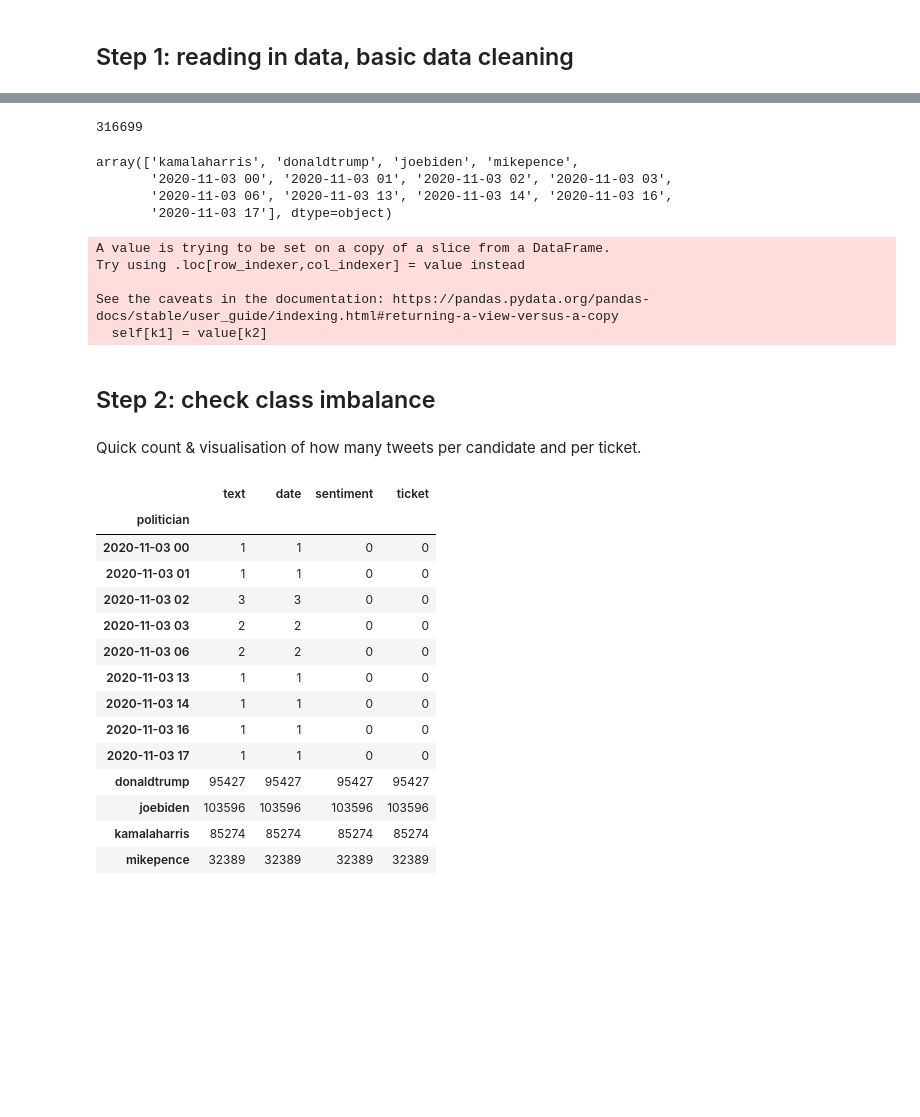
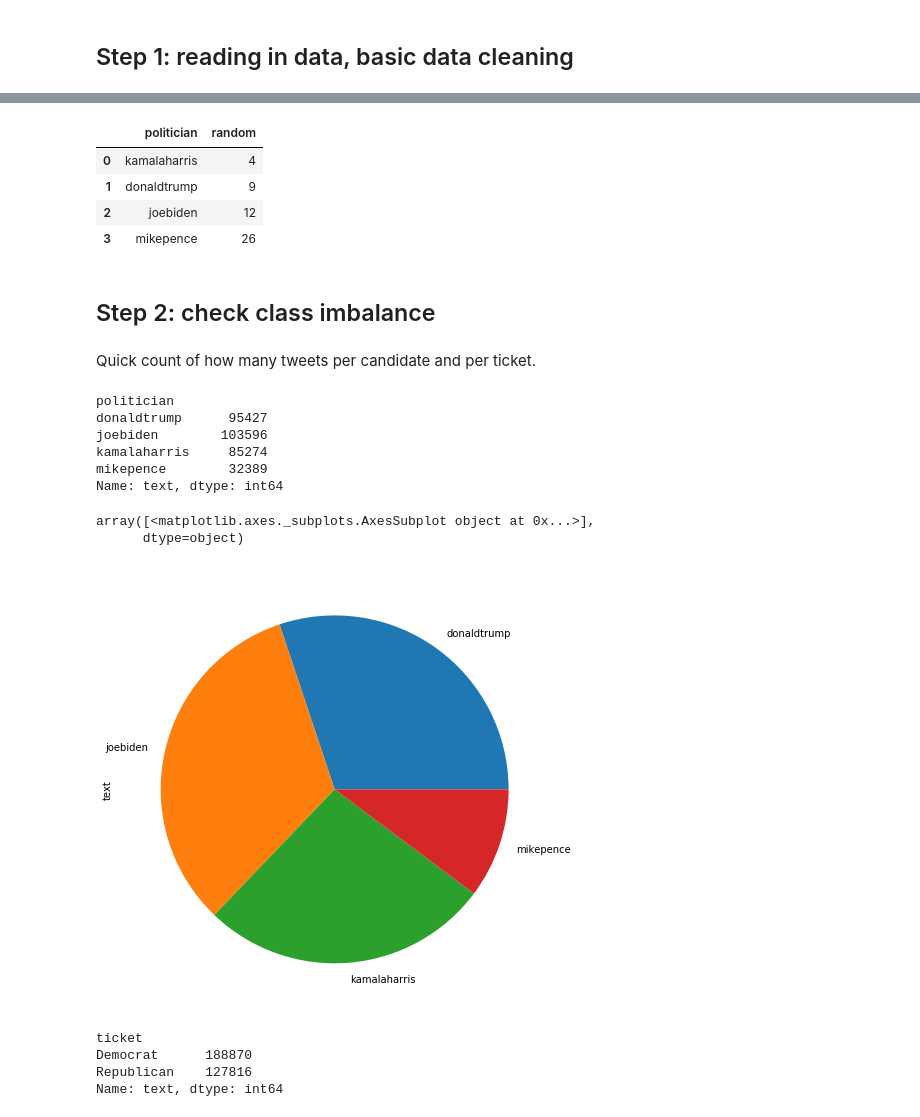
Before and after one commit to lara-ehr/spaCy-explorers, a Jupyter notebook: election-tweet-classification/election_tweet_eda.ipynb, the cells around one changed output, grey strips where cells are left out. Saved outputs shown, nothing was run; the diff lists cells and outputs as text; code cells hidden in the pictures; blank space fills up the shorter version.

```diff
--- a/election-tweet-classification/election_tweet_eda.ipynb
+++ b/election-tweet-classification/election_tweet_eda.ipynb
@@ -40,6 +41,6 @@ def is_politician(politician):
     Returns boolean indicating whether input is a member of politicians list
     '''
     if politician in politicians:
-        return True
+        return politician
     else:
-        return False
+        return np.NaN
@@ -70,16 +77,14 @@ ValueError: cannot mask with array containing NA / NaN values
+# %%
+test.dropna()
+# %% [output]
+|  | politician | random |
+| 0 | kamalaharris | 4 |
+| 1 | donaldtrump | 9 |
+| 2 | joebiden | 12 |
+| 3 | mikepence | 26 |
 # %%
-# tweets = tweets[tweets['politician'].apply(lambda x: check_politician(x))]
+tweets['politician'] = tweets['politician'].apply(lambda x: is_politician(x))
+tweets = tweets.dropna()
-# %%
-len(tweets)
-# %% [output]
-316699
-# %%
-tweets['politician'].unique()
-# %% [output]
-array(['kamalaharris', 'donaldtrump', 'joebiden', 'mikepence',
-       '2020-11-03 00', '2020-11-03 01', '2020-11-03 02', '2020-11-03 03',
-       '2020-11-03 06', '2020-11-03 13', '2020-11-03 14', '2020-11-03 16',
-       '2020-11-03 17'], dtype=object)
 # %%
 def get_handles_hashtags(text):
     '''
@@ -129,12 +132,6 @@ def clean_text(text):
 tweets[['handles', 'hashtags']] = tweets.apply(lambda row: pd.Series(get_handles_hashtags(row['text'])), axis=1)
 # %%
 tweets[['clean_text', 'text_len']] = tweets.apply(lambda row: pd.Series(clean_text(row['text'])), axis=1)
-# %% [output]
-A value is trying to be set on a copy of a slice from a DataFrame.
-Try using .loc[row_indexer,col_indexer] = value instead
-
-See the caveats in the documentation: https://pandas.pydata.org/pandas-docs/stable/user_guide/indexing.html#returning-a-view-versus-a-copy
-  self[k1] = value[k2]
 # %%
 # save this version of tweets data for later
 
@@ -142,25 +139,34 @@ tweets.to_csv('./tweet_minimal.csv', index=False)
 # %% [markdown]
 ## Step 2: check class imbalance
 # %% [markdown]
-Quick count & visualisation of how many tweets per candidate and per ticket.
+Quick count of how many tweets per candidate and per ticket.
 # %%
 # count by candidate
 
 cand = tweets.groupby(['politician']).count()
+cand = cand['text']
 cand
 # %% [output]
-|  | text | date | sentiment | ticket |
-| politician |  |  |  |  |
-| 2020-11-03 00 | 1 | 1 | 0 | 0 |
-| 2020-11-03 01 | 1 | 1 | 0 | 0 |
-| 2020-11-03 02 | 3 | 3 | 0 | 0 |
-| 2020-11-03 03 | 2 | 2 | 0 | 0 |
-| 2020-11-03 06 | 2 | 2 | 0 | 0 |
-| 2020-11-03 13 | 1 | 1 | 0 | 0 |
-| 2020-11-03 14 | 1 | 1 | 0 | 0 |
-| 2020-11-03 16 | 1 | 1 | 0 | 0 |
-| 2020-11-03 17 | 1 | 1 | 0 | 0 |
-| donaldtrump | 95427 | 95427 | 95427 | 95427 |
-| joebiden | 103596 | 103596 | 103596 | 103596 |
-| kamalaharris | 85274 | 85274 | 85274 | 85274 |
-| mikepence | 32389 | 32389 | 32389 | 32389 |
+politician
+donaldtrump      95427
+joebiden        103596
+kamalaharris     85274
+mikepence        32389
+Name: text, dtype: int64
+# %%
+# comparison
+
+cand.plot(kind='pie', subplots=True, figsize=(8, 8))
+# %% [output]
+array([<matplotlib.axes._subplots.AxesSubplot object at 0x...>],
+      dtype=object)
+[figure, added]
+# %%
+ticket = tweets.groupby(['ticket']).count()
+ticket = ticket['text']
+ticket
+# %% [output]
+ticket
+Democrat      188870
+Republican    127816
+Name: text, dtype: int64
```
Also changed, not shown: parts of 10 cells of this notebook.
